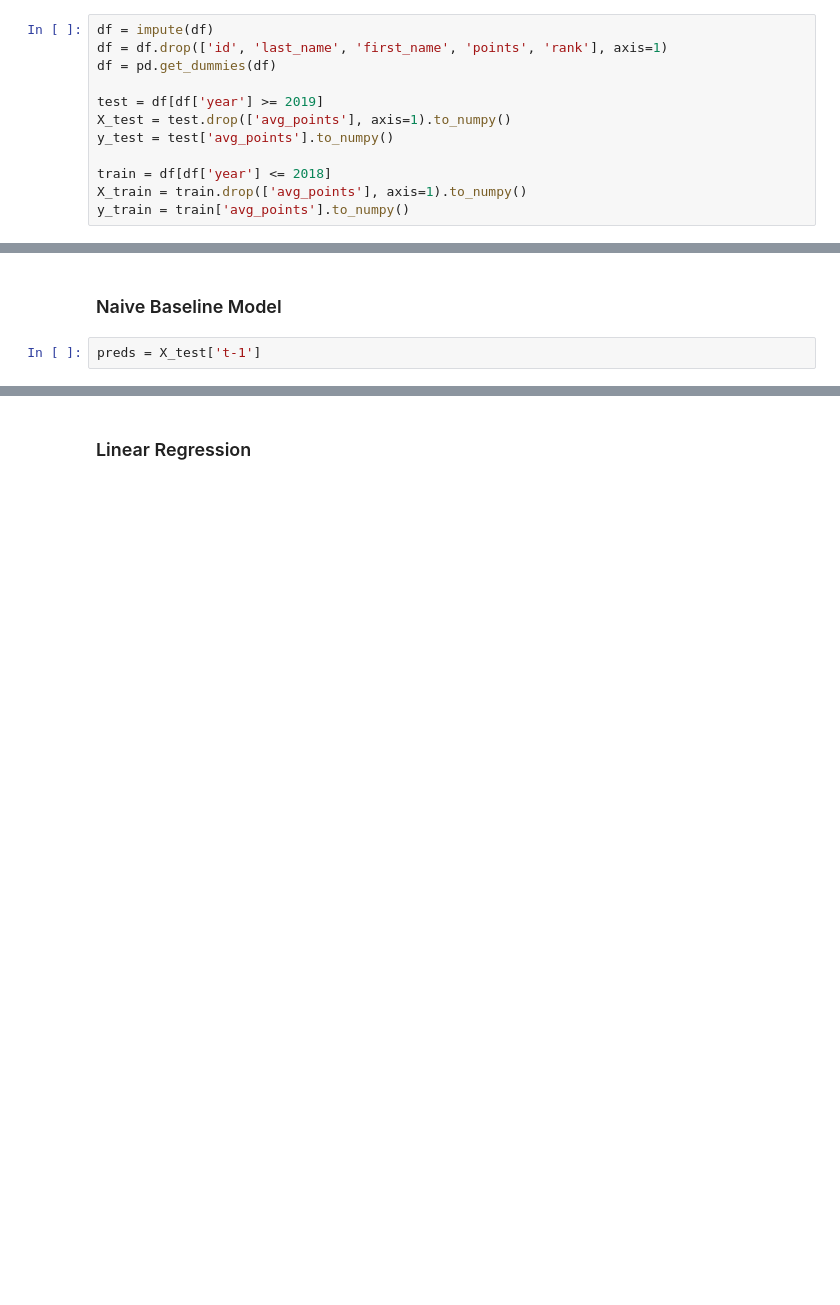
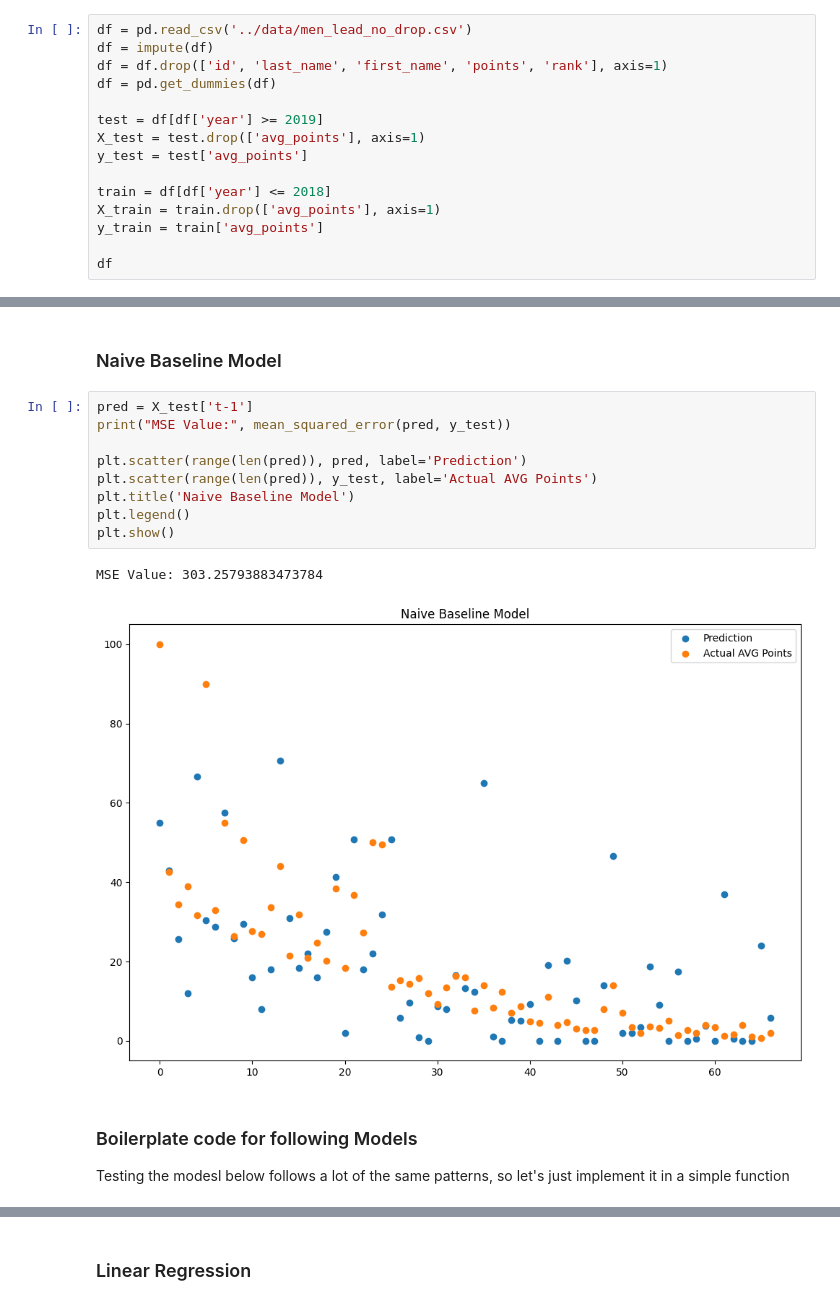
Before and after one commit to eabrouwer3/operation-whirling-dervish, a Jupyter notebook: models/Ethan Models.ipynb, the cells around one changed output, grey strips where cells are left out. Saved outputs shown, nothing was run; the diff lists cells and outputs as text; blank space fills up the shorter version.

```diff
--- a/models/Ethan Models.ipynb
+++ b/models/Ethan Models.ipynb
@@ -79,14 +62,17 @@ def impute(df):
 
     return imputed.fillna(0)
 # %%
+df = pd.read_csv('../data/men_lead_no_drop.csv')
 df = impute(df)
 df = df.drop(['id', 'last_name', 'first_name', 'points', 'rank'], axis=1)
 df = pd.get_dummies(df)
 
 test = df[df['year'] >= 2019]
-X_test = test.drop(['avg_points'], axis=1).to_numpy()
-y_test = test['avg_points'].to_numpy()
+X_test = test.drop(['avg_points'], axis=1)
+y_test = test['avg_points']
 
 train = df[df['year'] <= 2018]
-X_train = train.drop(['avg_points'], axis=1).to_numpy()
-y_train = train['avg_points'].to_numpy()
+X_train = train.drop(['avg_points'], axis=1)
+y_train = train['avg_points']
+
+df
@@ -95,5 +95,18 @@ y_train = train['avg_points'].to_numpy()
 These perform a number of regression models on the data with the training data taken from before 2019 and then predicting the 2019 numbers. The number we're using is the `avg_score` that year. And the way we look at how well the model predicted is using the `mean_squared_error` scoring function.
 # %% [markdown]
 ### Naive Baseline Model
-# %%
-preds = X_test['t-1']
+# %%
+pred = X_test['t-1']
+print("MSE Value:", mean_squared_error(pred, y_test))
+
+plt.scatter(range(len(pred)), pred, label='Prediction')
+plt.scatter(range(len(pred)), y_test, label='Actual AVG Points')
+plt.title('Naive Baseline Model')
+plt.legend()
+plt.show()
+# %% [output]
+MSE Value: 303.25793883473784
+[figure, added]
+# %% [markdown]
+### Boilerplate code for following Models
+Testing the modesl below follows a lot of the same patterns, so let's just implement it in a simple function
```
Also changed, not shown: parts of 11 cells of this notebook.
